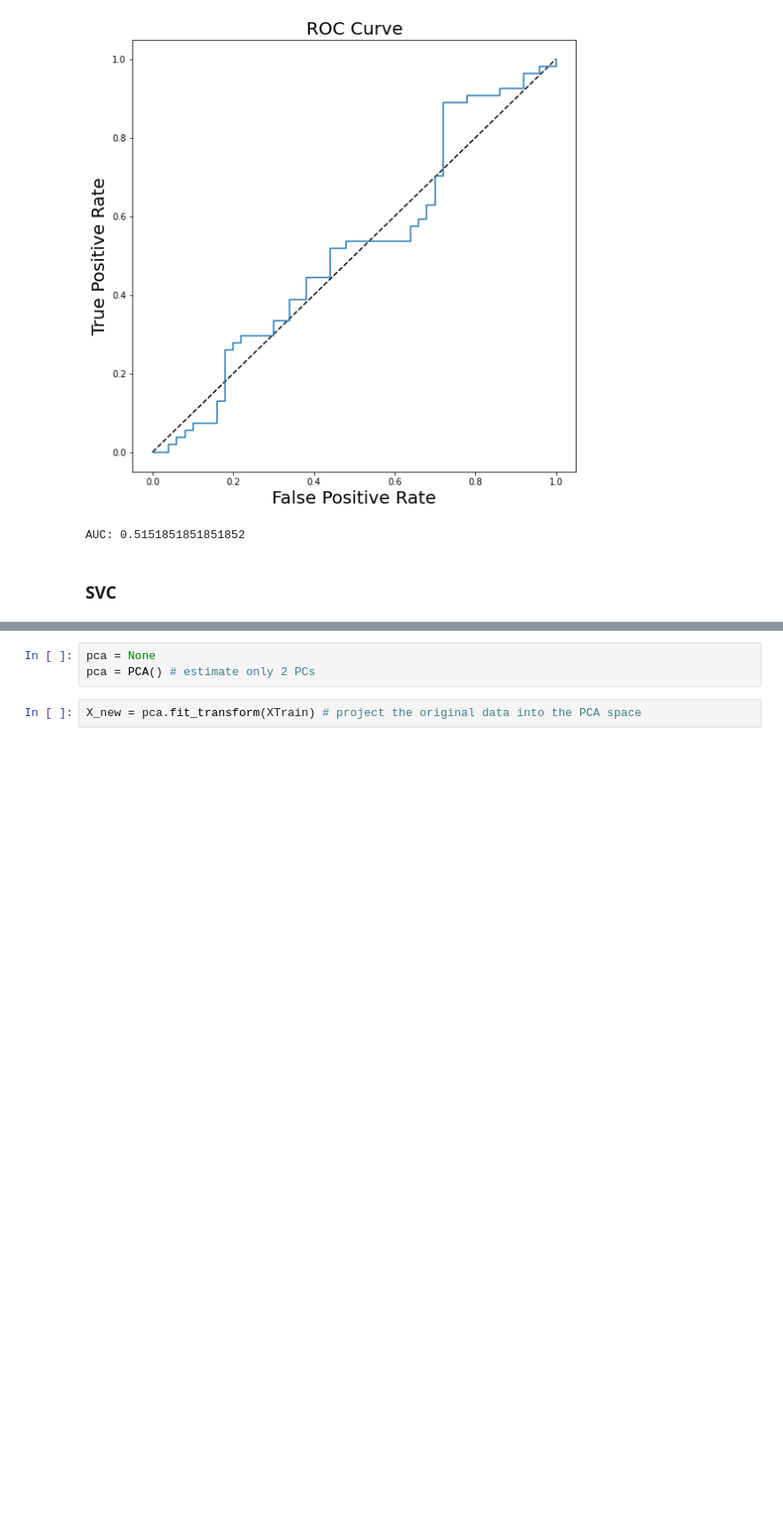
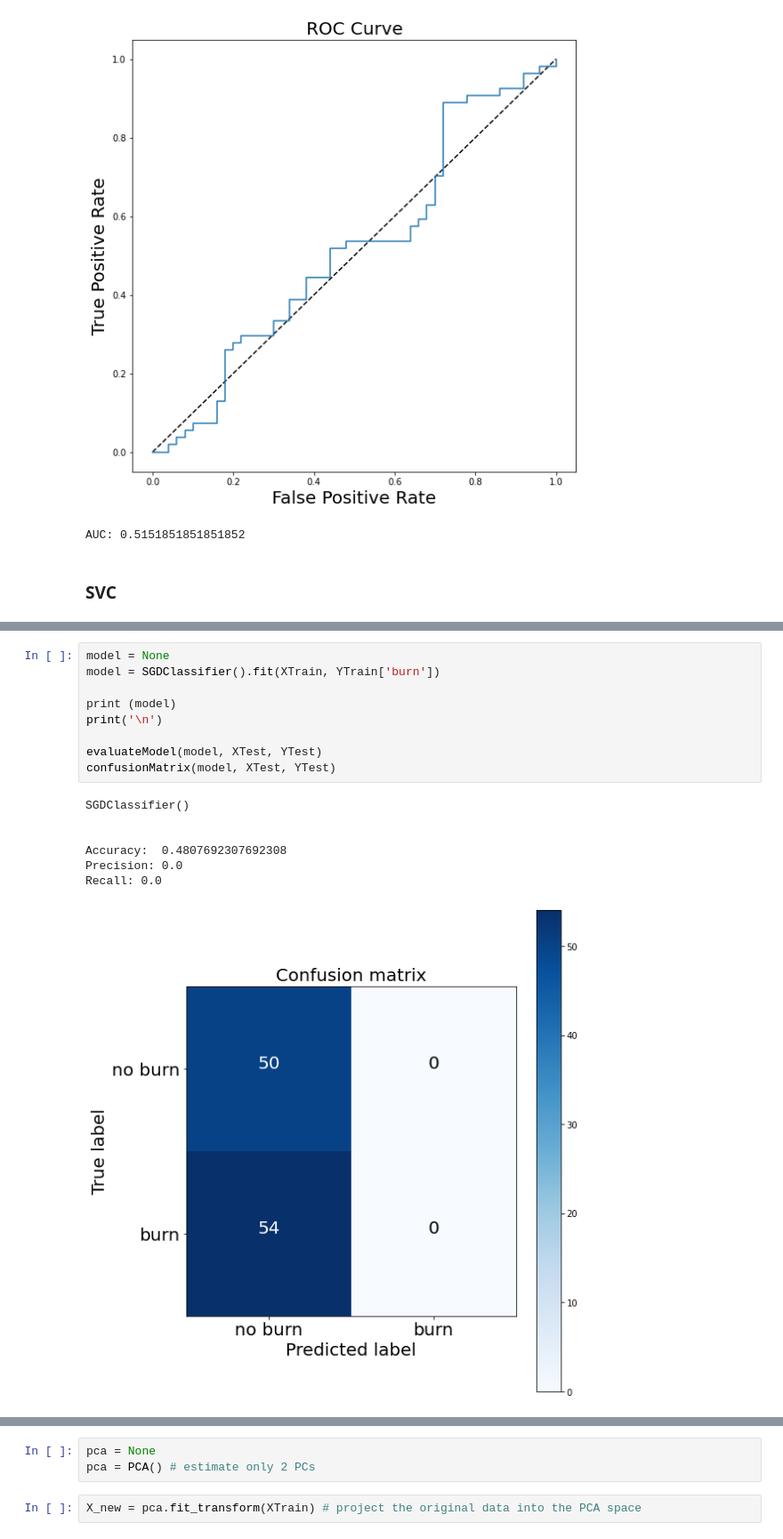
Before and after one commit to sarat9892/Forest_Fire_Damage_Prediction, a Jupyter notebook: firesReport_Classification.ipynb, the cells around one changed output, grey strips where cells are left out. Shown at 89% size. Cells and saved outputs as stored; diff of their text form; blank space fills up the shorter version.

Commit message:
Classification models

```diff
--- a/firesReport_Classification.ipynb
+++ b/firesReport_Classification.ipynb
@@ -566,0 +536,17 @@ AUC: 0.5394444444444444
+# %%
+model = None
+model = SGDClassifier().fit(XTrain, YTrain['burn'])
+
+print (model)
+print('\n')
+
+evaluateModel(model, XTest, YTest)
+confusionMatrix(model, XTest, YTest)
+# %% [output]
+SGDClassifier()
+
+
+Accuracy:  0.4807692307692308
+Precision: 0.0
+Recall: 0.0
+[figure, added]
```
Also changed, not shown: parts of 19 cells of this notebook.
